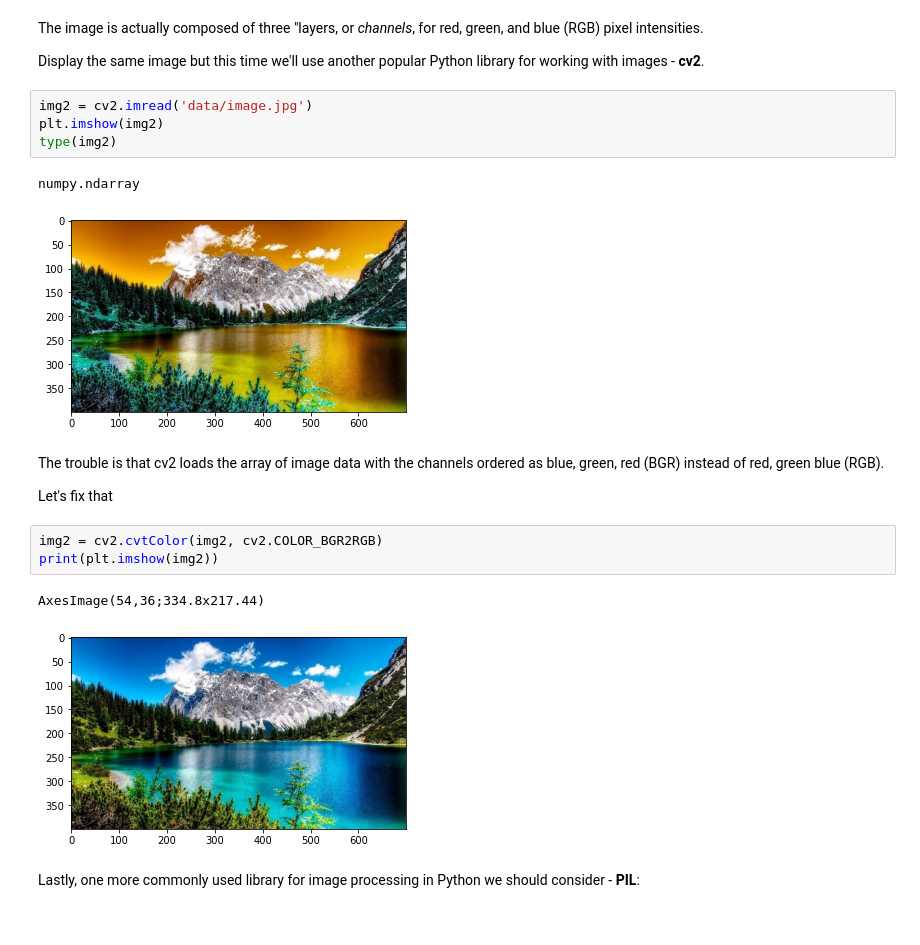
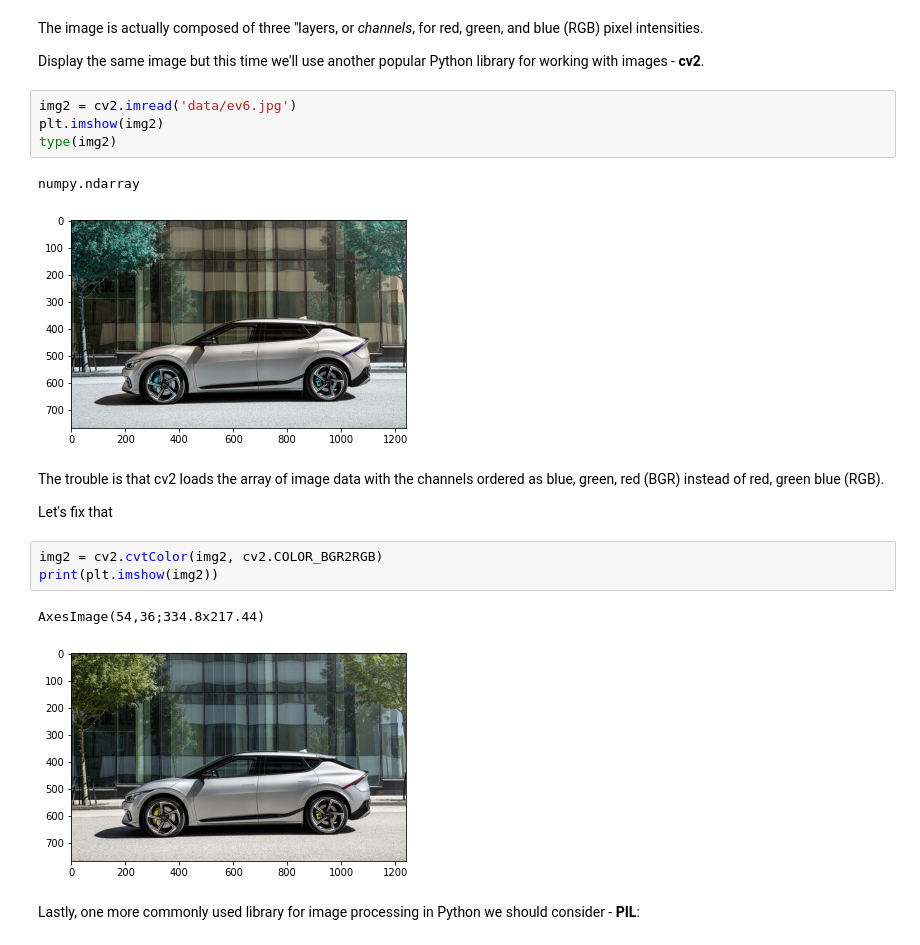
Before and after one commit to A01793546/TC4033-Vision-C-Equipo-3, a Jupyter notebook: A01793546_1_basic_operations_excercise.ipynb, the cells around one changed output. Drawn from its saved outputs; the diff is of its cells as text.

```diff
--- a/A01793546_1_basic_operations_excercise.ipynb
+++ b/A01793546_1_basic_operations_excercise.ipynb
@@ -40,12 +38,12 @@ The image is actually composed of three "layers, or *channels*, for red, green,
 
 Display the same image but this time we'll use another popular Python library for working with images - **cv2**.
 # %%
-img2 = cv2.imread('data/image.jpg')
+img2 = cv2.imread('data/ev6.jpg')
 plt.imshow(img2)
 type(img2)
 # %% [output]
 numpy.ndarray
-[figure, old version]
+[figure, new version]
 # %% [markdown]
 The trouble is that cv2 loads the array of image data with the channels ordered as blue, green, red (BGR) instead of red, green blue (RGB).
 
@@ -55,7 +53,7 @@ img2 = cv2.cvtColor(img2, cv2.COLOR_BGR2RGB)
 print(plt.imshow(img2))
 # %% [output]
 AxesImage(54,36;334.8x217.44)
-[figure, old version]
+[figure, new version]
 # %% [markdown]
 Lastly, one more commonly used library for image processing in Python we should consider - **PIL**:
 # %%
```
Also changed, not shown: parts of 13 cells of this notebook.
